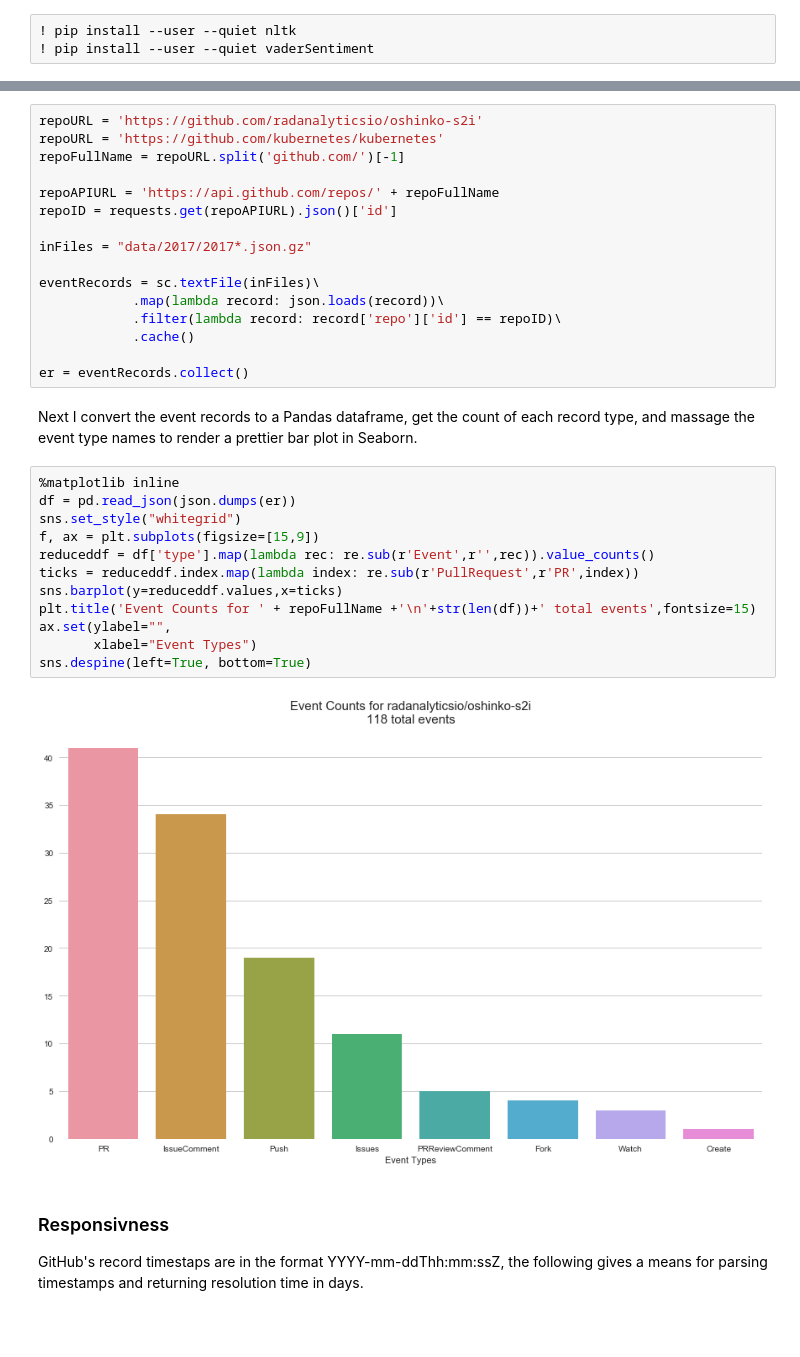
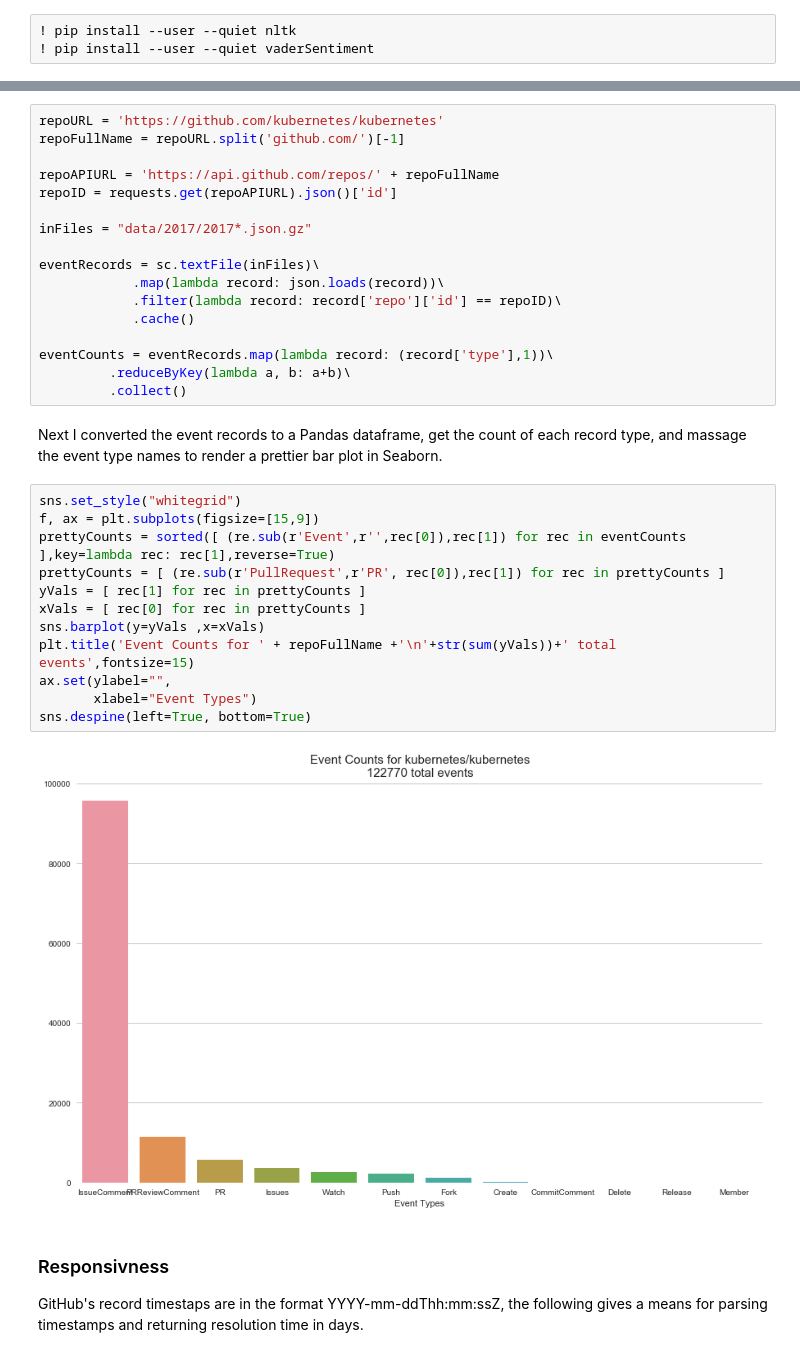
Before and after one commit to EldritchJS/kono-notebook, a Jupyter notebook: kono.ipynb, the cells around one changed output, grey strips where cells are left out. Drawn from its saved outputs; the diff is of its cells as text; blank space fills up the shorter version.

```diff
--- a/kono.ipynb
+++ b/kono.ipynb
@@ -170,5 +170,4 @@ Finally, our first metric. For a given repo URL, I parsed the repo name, then st
 # %%
-repoURL = 'https://github.com/radanalyticsio/oshinko-s2i'
 repoURL = 'https://github.com/kubernetes/kubernetes'
 repoFullName = repoURL.split('github.com/')[-1]
 
@@ -182,23 +181,25 @@ eventRecords = sc.textFile(inFiles)\
             .filter(lambda record: record['repo']['id'] == repoID)\
             .cache()
 
-er = eventRecords.collect()
+eventCounts = eventRecords.map(lambda record: (record['type'],1))\
+         .reduceByKey(lambda a, b: a+b)\
+         .collect()
 # %% [markdown]
-Next I convert the event records to a Pandas dataframe, get the count of each record type, and massage the event type names to render a prettier bar plot in Seaborn.
+Next I converted the event records to a Pandas dataframe, get the count of each record type, and massage the event type names to render a prettier bar plot in Seaborn.
 # %%
-%matplotlib inline
-df = pd.read_json(json.dumps(er))
 sns.set_style("whitegrid")
 f, ax = plt.subplots(figsize=[15,9])
-reduceddf = df['type'].map(lambda rec: re.sub(r'Event',r'',rec)).value_counts()
-ticks = reduceddf.index.map(lambda index: re.sub(r'PullRequest',r'PR',index))
-sns.barplot(y=reduceddf.values,x=ticks)
-plt.title('Event Counts for ' + repoFullName +'\n'+str(len(df))+' total events',fontsize=15)
+prettyCounts = sorted([ (re.sub(r'Event',r'',rec[0]),rec[1]) for rec in eventCounts ],key=lambda rec: rec[1],reverse=True)
+prettyCounts = [ (re.sub(r'PullRequest',r'PR', rec[0]),rec[1]) for rec in prettyCounts ]
+yVals = [ rec[1] for rec in prettyCounts ]
+xVals = [ rec[0] for rec in prettyCounts ]
+sns.barplot(y=yVals ,x=xVals)
+plt.title('Event Counts for ' + repoFullName +'\n'+str(sum(yVals))+' total events',fontsize=15)
 ax.set(ylabel="",
        xlabel="Event Types")
 sns.despine(left=True, bottom=True)
 # %% [output]
-[figure, old version]
+[figure, new version]
 # %% [markdown]
 ### Responsivness
 GitHub's record timestaps are in the format YYYY-mm-ddThh:mm:ssZ, the following gives a means for parsing timestamps and returning resolution time in days.
```
Also changed, not shown: parts of 22 cells of this notebook.
